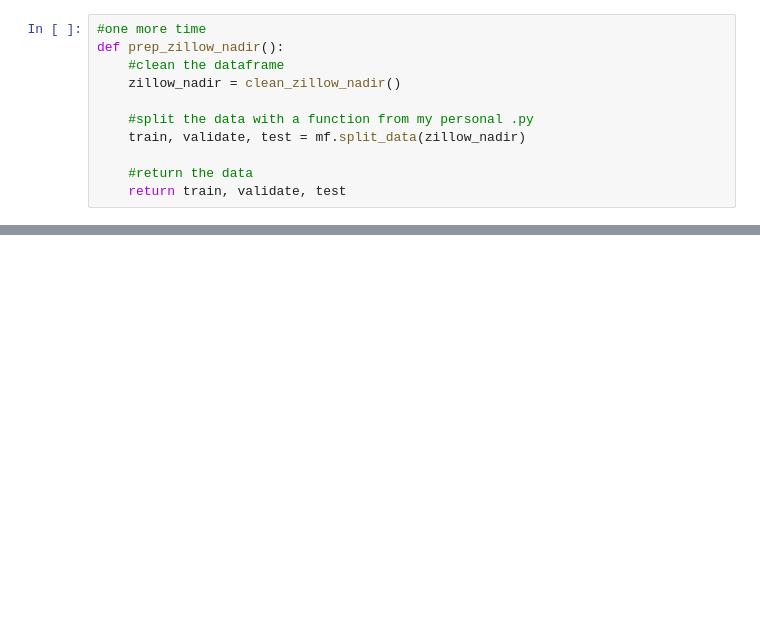
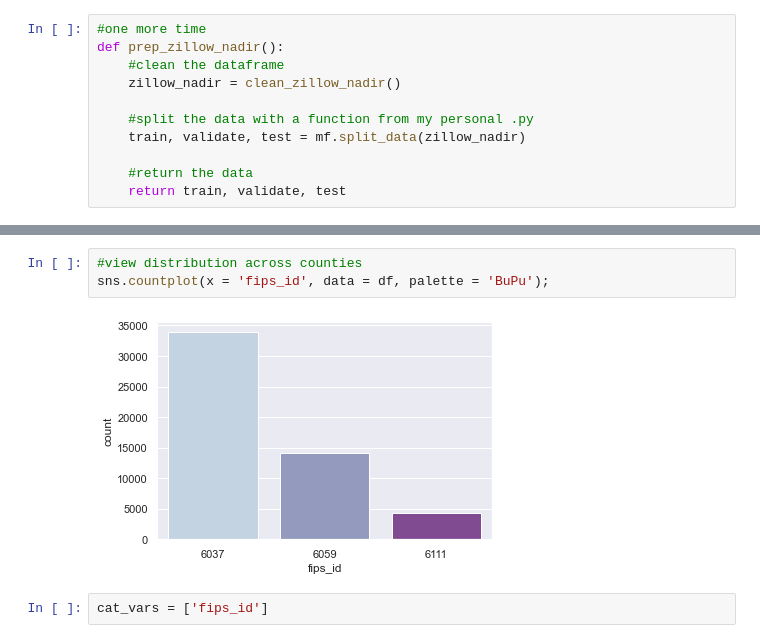
Before and after one commit to masonsherbondy/zillow-regression, a Jupyter notebook: property_value_work.ipynb, the cells around one changed output, grey strips where cells are left out. Saved outputs shown, nothing was run; the diff lists cells and outputs as text; blank space fills up the shorter version.

```diff
--- a/property_value_work.ipynb
+++ b/property_value_work.ipynb
@@ -144,0 +285,7 @@ train.shape, validate.shape, test.shape
+# %%
+#view distribution across counties
+sns.countplot(x = 'fips_id', data = df, palette = 'BuPu');
+# %% [output]
+[figure, added]
+# %%
+cat_vars = ['fips_id']
```
Also changed, not shown: parts of 61 cells of this notebook.
